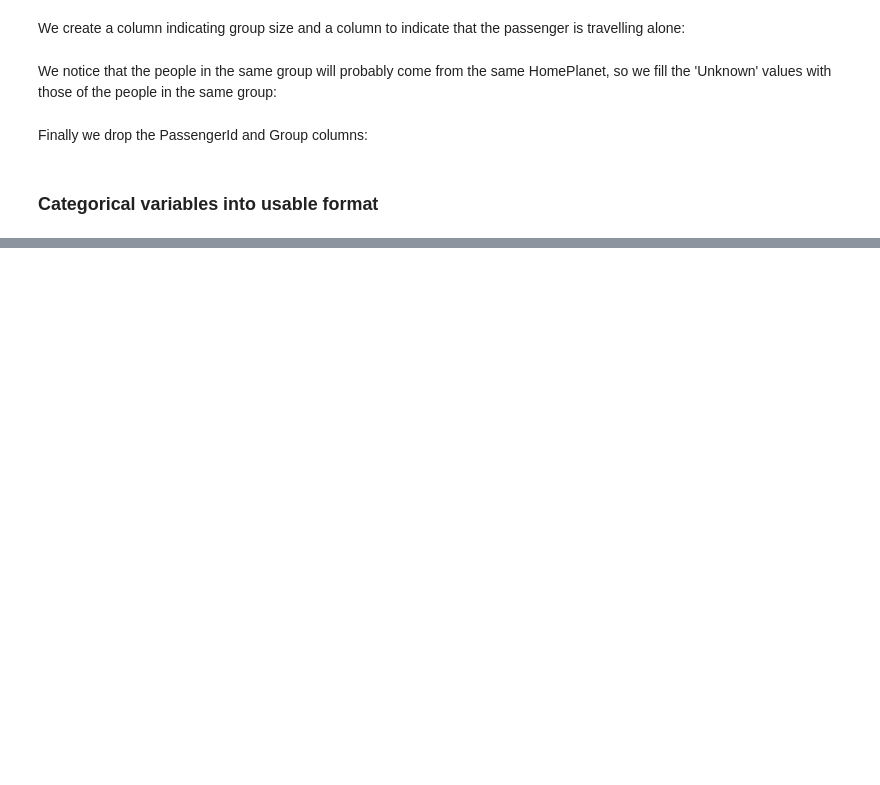
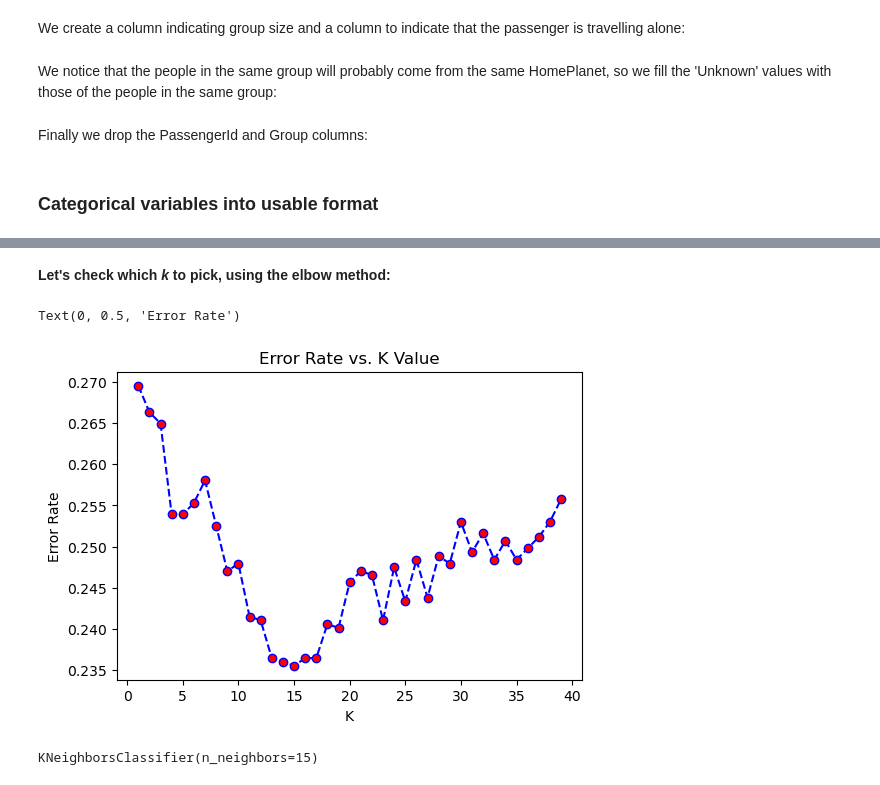
Before and after one commit to marciscar/spaceship-titanic, a Jupyter notebook: Notebooks/spaceship_titanic.ipynb, the cells around one changed output, grey strips where cells are left out. Drawn from its saved outputs; the diff is of its cells as text; code cells hidden in the pictures; blank space fills up the shorter version.

```diff
--- a/Notebooks/spaceship_titanic.ipynb
+++ b/Notebooks/spaceship_titanic.ipynb
@@ -386,0 +481,6 @@ df['IsAlone'] = df['IsAlone'].astype(int)
+# %%
+param_grid = {'C': [1, 10, 100, 1000, 10000], 'gamma': [1, 0.1 ,0.01, 0.001, 0.0001], 'kernel': ['rbf']}
+# %%
+from sklearn.model_selection import GridSearchCV
+grid = GridSearchCV(SVC(), param_grid, refit=True, verbose=3)
+grid.fit(X_train, y_train)
@@ -386,0 +531,3 @@ df['IsAlone'] = df['IsAlone'].astype(int)
+# %%
+knn = KNeighborsClassifier(n_neighbors=1) #Now we are taking k = 1, but later we check which k to take for a precision-cost trade-off
+knn.fit(X_train, y_train)
@@ -386,0 +549,26 @@ df['IsAlone'] = df['IsAlone'].astype(int)
+# %% [markdown]
+**Let's check which _k_ to pick, using the elbow method:**
+# %%
+error_rate = []
+
+for i in range(1, 40):
+
+    knn = KNeighborsClassifier(n_neighbors=i)
+    knn.fit(X_train, y_train)
+    pred_i = knn.predict(X_val)
+    error_rate.append(np.mean(pred_i != y_val))
+# %%
+plt.figure(figsize=(6, 4))
+plt.plot(range(1, 40),error_rate,color='blue', linestyle='dashed', marker='o',
+         markerfacecolor='red', markersize=6)
+plt.title('Error Rate vs. K Value')
+plt.xlabel('K')
+plt.ylabel('Error Rate')
+# %% [output]
+Text(0, 0.5, 'Error Rate')
+[figure, added]
+# %%
+knn15 = KNeighborsClassifier(n_neighbors=15) #We take k = 15
+knn15.fit(X_train, y_train)
+# %% [output]
+KNeighborsClassifier(n_neighbors=15)
```
Also changed, not shown: parts of 57 cells of this notebook, 1 other file.
